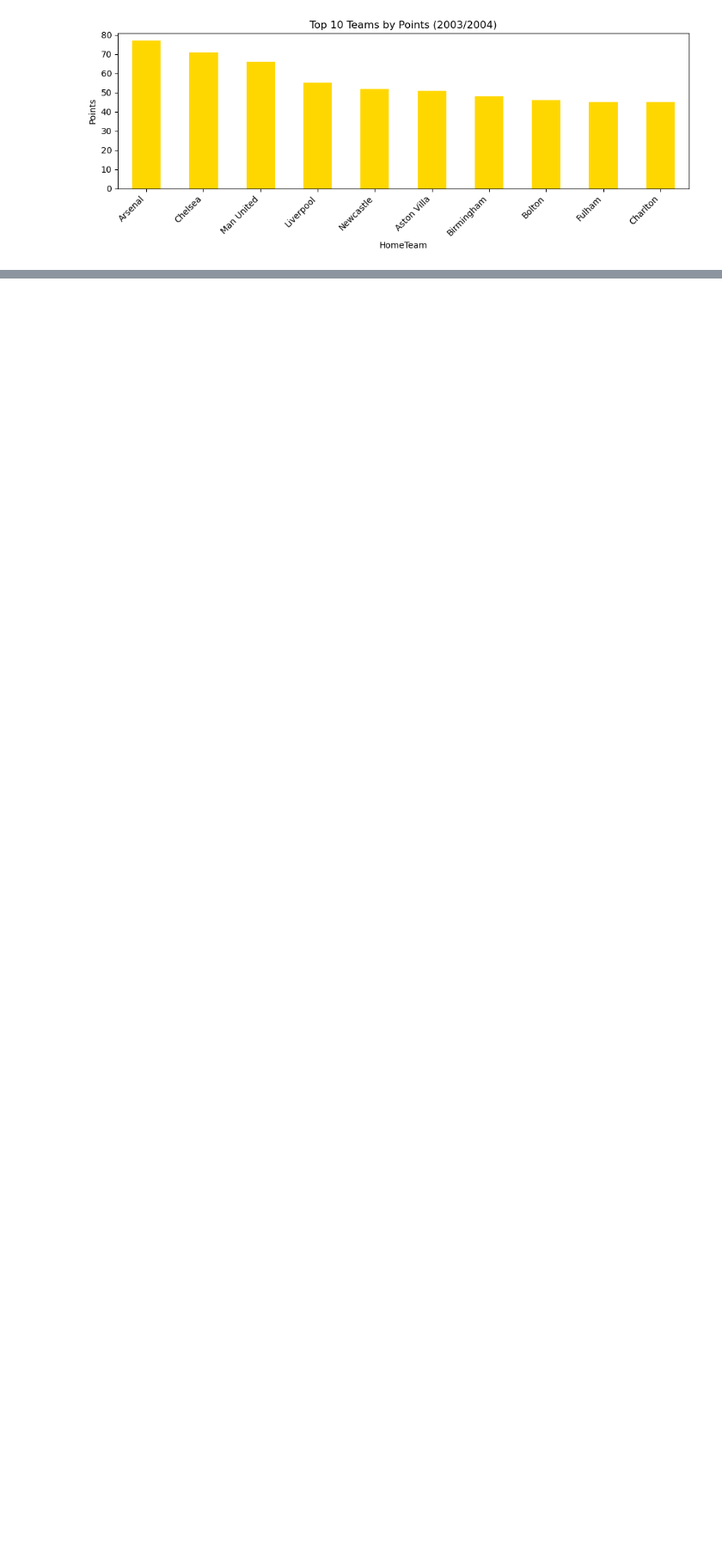
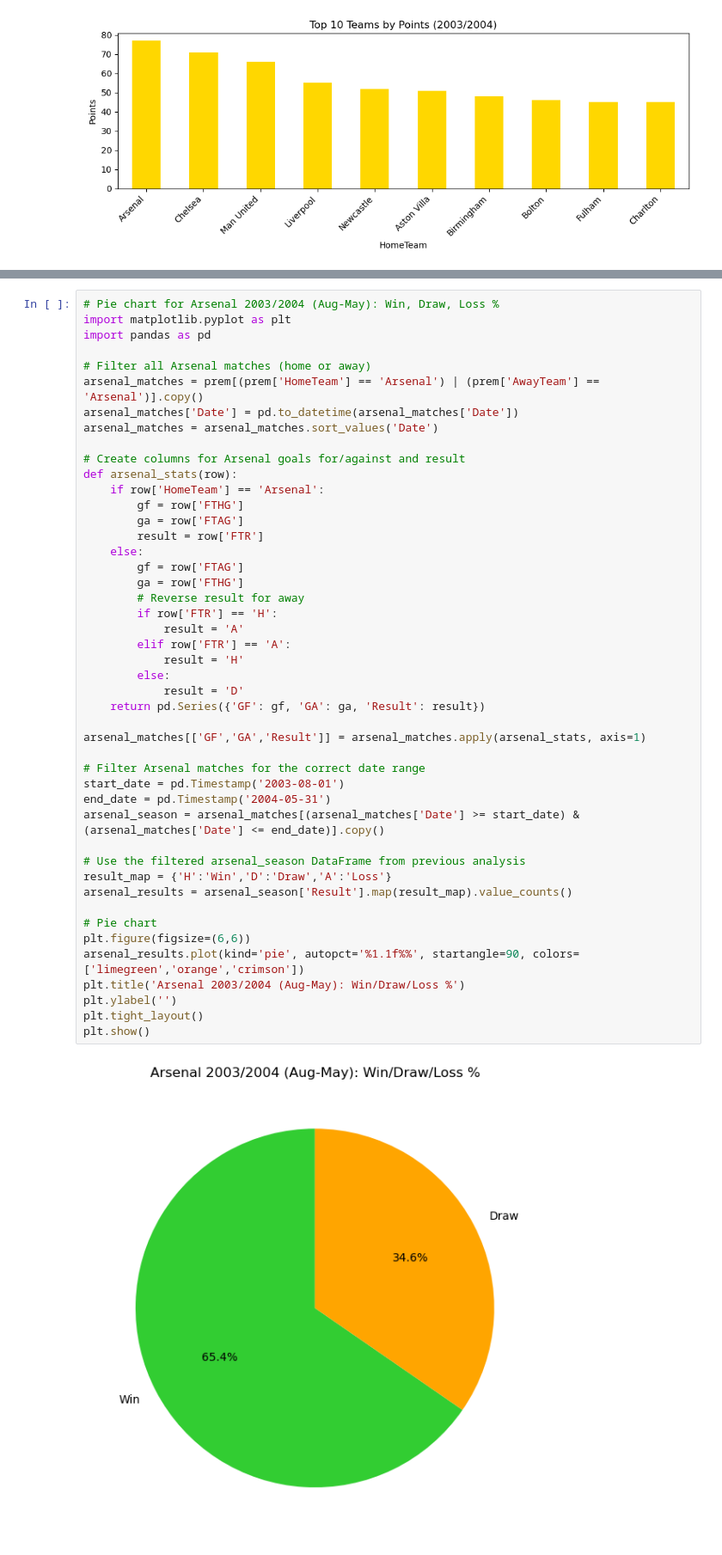
Before and after one commit to Lanthanum89/Premier-League-2003-2004-Data-Analysis, a Jupyter notebook: Premier-League-2003-2004.ipynb, the cells around one changed output, grey strips where cells are left out. Shown at 86% size. Saved outputs shown, nothing was run; the diff lists cells and outputs as text; blank space fills up the shorter version.

Commit message:
added pie charts of WDL %

```diff
--- a/Premier-League-2003-2004.ipynb
+++ b/Premier-League-2003-2004.ipynb
@@ -688,6 +656,54 @@ plt.show()
 # %% [output]
 [figure]
 [figure]
+# %%
+# Pie chart for Arsenal 2003/2004 (Aug-May): Win, Draw, Loss %
+import matplotlib.pyplot as plt
+import pandas as pd
+
+# Filter all Arsenal matches (home or away)
+arsenal_matches = prem[(prem['HomeTeam'] == 'Arsenal') | (prem['AwayTeam'] == 'Arsenal')].copy()
+arsenal_matches['Date'] = pd.to_datetime(arsenal_matches['Date'])
+arsenal_matches = arsenal_matches.sort_values('Date')
+
+# Create columns for Arsenal goals for/against and result
+def arsenal_stats(row):
+	if row['HomeTeam'] == 'Arsenal':
+		gf = row['FTHG']
+		ga = row['FTAG']
+		result = row['FTR']
+	else:
+		gf = row['FTAG']
+		ga = row['FTHG']
+		# Reverse result for away
+		if row['FTR'] == 'H':
+			result = 'A'
+		elif row['FTR'] == 'A':
+			result = 'H'
+		else:
+			result = 'D'
+	return pd.Series({'GF': gf, 'GA': ga, 'Result': result})
+
+arsenal_matches[['GF','GA','Result']] = arsenal_matches.apply(arsenal_stats, axis=1)
+
+# Filter Arsenal matches for the correct date range
+start_date = pd.Timestamp('2003-08-01')
+end_date = pd.Timestamp('2004-05-31')
+arsenal_season = arsenal_matches[(arsenal_matches['Date'] >= start_date) & (arsenal_matches['Date'] <= end_date)].copy()
+
+# Use the filtered arsenal_season DataFrame from previous analysis
+result_map = {'H':'Win','D':'Draw','A':'Loss'}
+arsenal_results = arsenal_season['Result'].map(result_map).value_counts()
+
+# Pie chart
+plt.figure(figsize=(6,6))
+arsenal_results.plot(kind='pie', autopct='%1.1f%%', startangle=90, colors=['limegreen','orange','crimson'])
+plt.title('Arsenal 2003/2004 (Aug-May): Win/Draw/Loss %')
+plt.ylabel('')
+plt.tight_layout()
+plt.show()
+# %% [output]
+[figure, added]
 # %%
 # Wolves: Visualize only matches from August 2003 to May 2004
 import matplotlib.pyplot as plt
```
Also changed, not shown: parts of 4 cells of this notebook.
